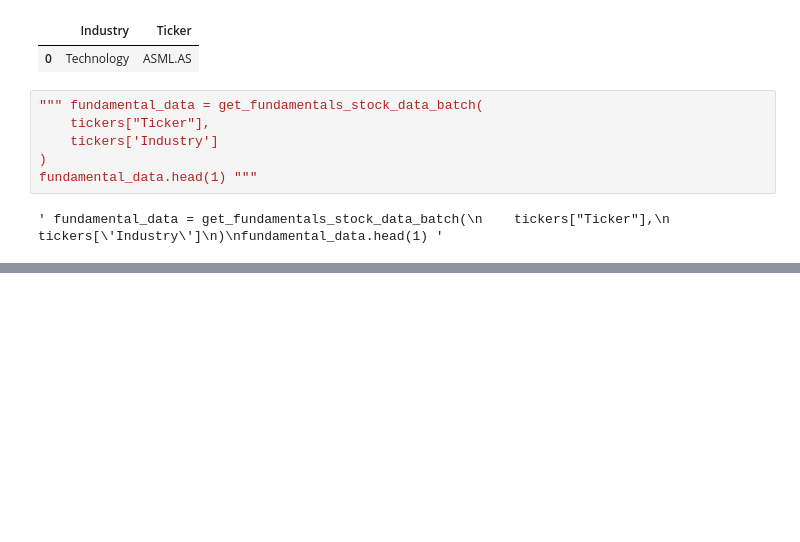
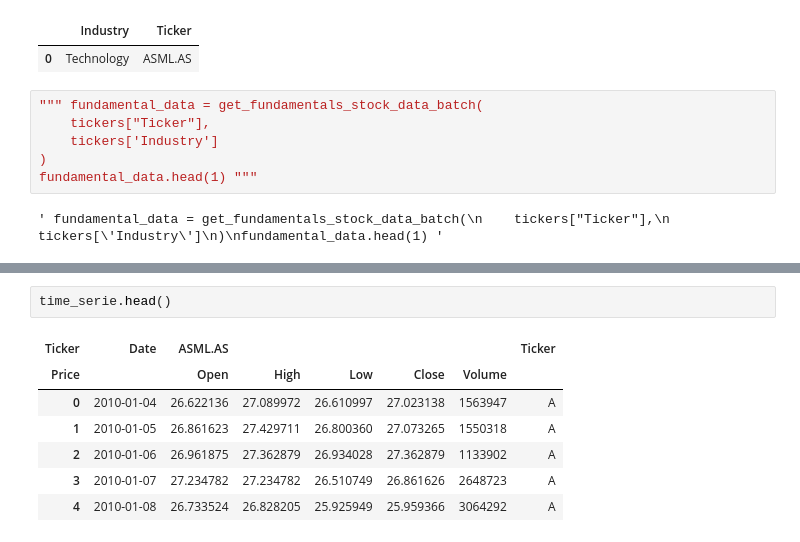
Before and after one commit to martinpasche/Portfolio-Management, a Jupyter notebook: testing.ipynb, the cells around one changed output, grey strips where cells are left out. Drawn from its saved outputs; the diff is of its cells as text; blank space fills up the shorter version.

```diff
--- a/testing.ipynb
+++ b/testing.ipynb
@@ -65,0 +56,10 @@ time_serie = get_price_series(
+# %%
+time_serie.head()
+# %% [output]
+| Ticker | Date | ASML.AS |  |  |  |  | Ticker |
+| Price |  | Open | High | Low | Close | Volume |  |
+| 0 | 2010-01-04 | 26.622136 | 27.089972 | 26.610997 | 27.023138 | 1563947 | A |
+| 1 | 2010-01-05 | 26.861623 | 27.429711 | 26.800360 | 27.073265 | 1550318 | A |
+| 2 | 2010-01-06 | 26.961875 | 27.362879 | 26.934028 | 27.362879 | 1133902 | A |
+| 3 | 2010-01-07 | 27.234782 | 27.234782 | 26.510749 | 26.861626 | 2648723 | A |
+| 4 | 2010-01-08 | 26.733524 | 26.828205 | 25.925949 | 25.959366 | 3064292 | A |
```
Also changed, not shown: parts of 13 cells of this notebook, 2 other files.
